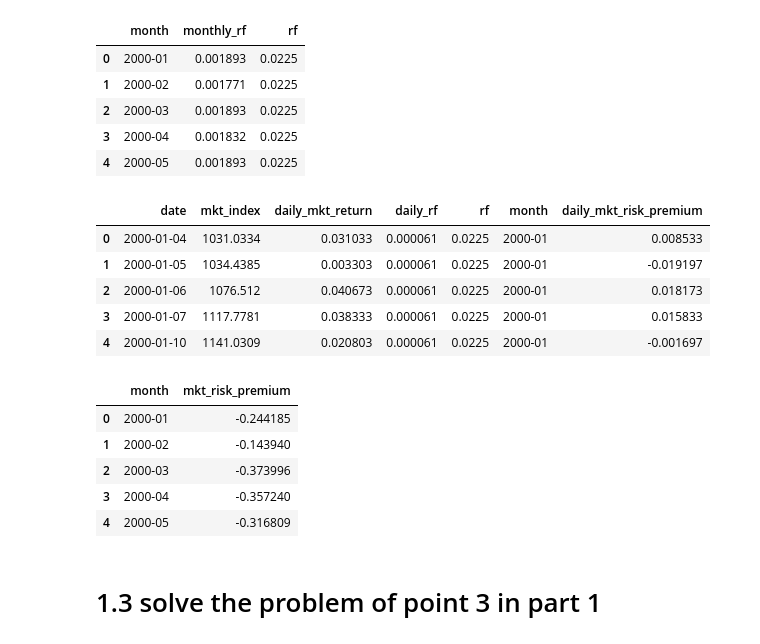
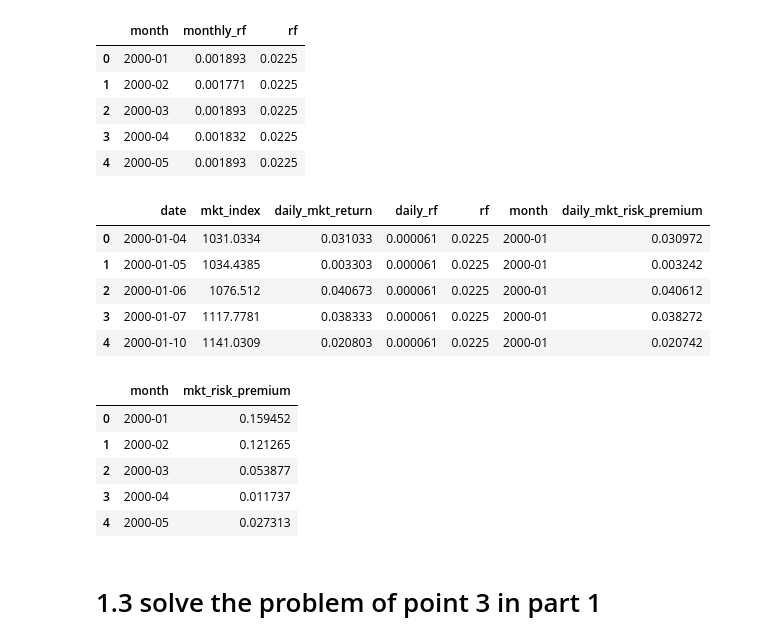
Before and after one commit to alex-fang123/investment_project, a Jupyter notebook: main-part1.ipynb, the cells around one changed output. Saved outputs shown, nothing was run; the diff lists cells and outputs as text; code cells hidden in the pictures.

```diff
--- a/main-part1.ipynb
+++ b/main-part1.ipynb
@@ -146,16 +146,16 @@ rf_monthly.head(5)
 # %%
 mkt_risk_premium = mkt_return.merge(rf, left_on='date', right_on='date',
                                     how='left')  # merge the market return data with the risk-free rate data
 mkt_risk_premium['daily_mkt_risk_premium'] = mkt_risk_premium['daily_mkt_return'] - mkt_risk_premium[
-    'rf']  # calculate the market risk premium
+    'daily_rf']  # calculate the market risk premium
 mkt_risk_premium.head(5)  # so we get the market risk premium factor in target time range
 # %% [output]
 |  | date | mkt_index | daily_mkt_return | daily_rf | rf | month | daily_mkt_risk_premium |
-| 0 | 2000-01-04 | 1031.0334 | 0.031033 | 0.000061 | 0.0225 | 2000-01 | 0.008533 |
-| 1 | 2000-01-05 | 1034.4385 | 0.003303 | 0.000061 | 0.0225 | 2000-01 | -0.019197 |
-| 2 | 2000-01-06 | 1076.512 | 0.040673 | 0.000061 | 0.0225 | 2000-01 | 0.018173 |
-| 3 | 2000-01-07 | 1117.7781 | 0.038333 | 0.000061 | 0.0225 | 2000-01 | 0.015833 |
-| 4 | 2000-01-10 | 1141.0309 | 0.020803 | 0.000061 | 0.0225 | 2000-01 | -0.001697 |
+| 0 | 2000-01-04 | 1031.0334 | 0.031033 | 0.000061 | 0.0225 | 2000-01 | 0.030972 |
+| 1 | 2000-01-05 | 1034.4385 | 0.003303 | 0.000061 | 0.0225 | 2000-01 | 0.003242 |
+| 2 | 2000-01-06 | 1076.512 | 0.040673 | 0.000061 | 0.0225 | 2000-01 | 0.040612 |
+| 3 | 2000-01-07 | 1117.7781 | 0.038333 | 0.000061 | 0.0225 | 2000-01 | 0.038272 |
+| 4 | 2000-01-10 | 1141.0309 | 0.020803 | 0.000061 | 0.0225 | 2000-01 | 0.020742 |
 # %%
 # for we will use monthly data to replicate Fama-French 5-factor model, we need to calculate the monthly market risk premium
 mkt_risk_premium['year_month'] = mkt_risk_premium['date'].dt.to_period('M')
@@ -167,11 +167,11 @@ mkt_risk_premium.columns = ['month', 'mkt_risk_premium']
 mkt_risk_premium.head(5)
 # %% [output]
 |  | month | mkt_risk_premium |
-| 0 | 2000-01 | -0.244185 |
-| 1 | 2000-02 | -0.143940 |
-| 2 | 2000-03 | -0.373996 |
-| 3 | 2000-04 | -0.357240 |
-| 4 | 2000-05 | -0.316809 |
+| 0 | 2000-01 | 0.159452 |
+| 1 | 2000-02 | 0.121265 |
+| 2 | 2000-03 | 0.053877 |
+| 3 | 2000-04 | 0.011737 |
+| 4 | 2000-05 | 0.027313 |
 # %% [markdown]
 # 1.3 solve the problem of point 3 in part 1
 # %% [markdown]
```
Also changed, not shown: parts of 64 cells of this notebook, 23 other files.
